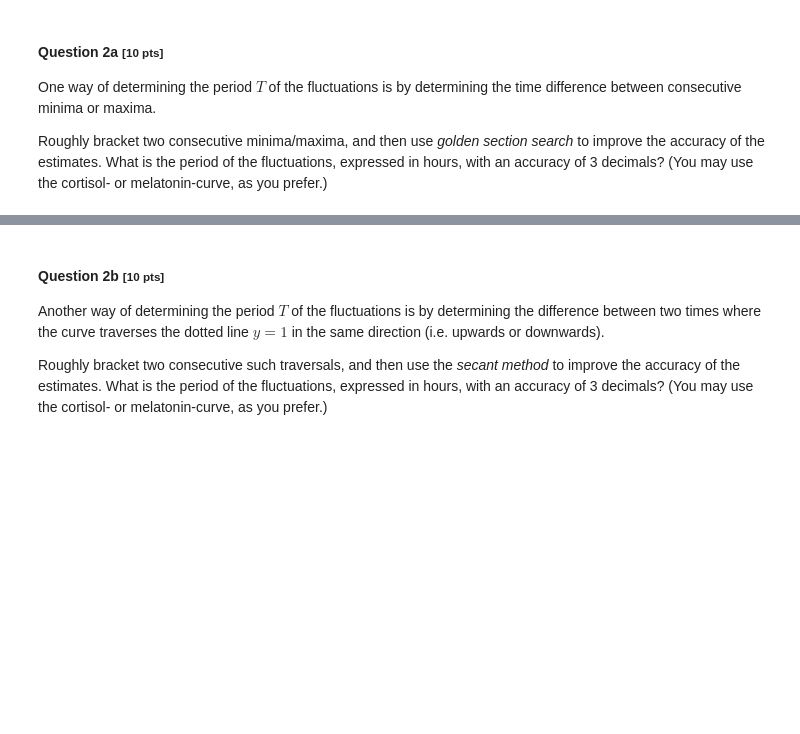
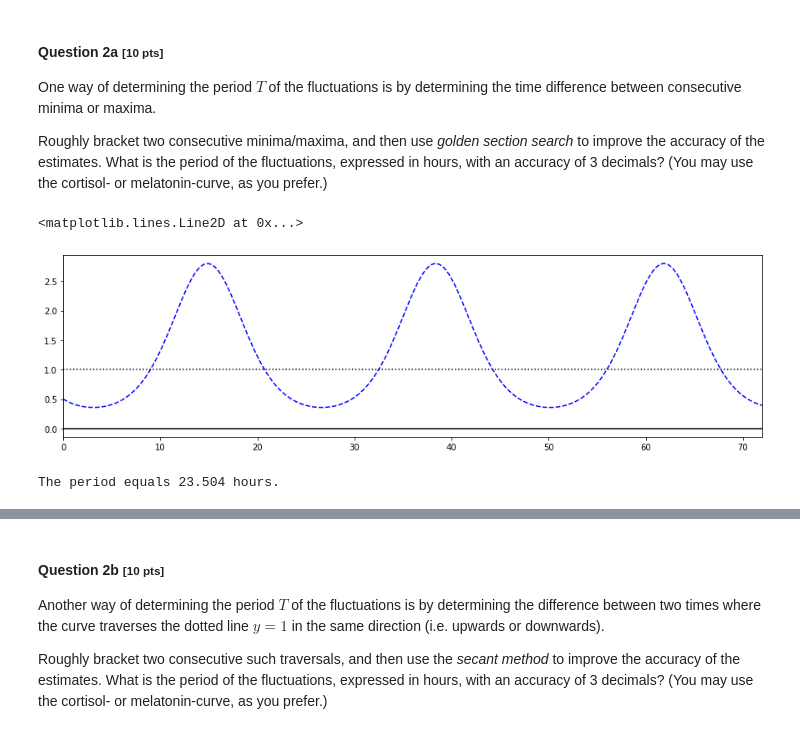
Before and after one commit to KaikaiLinHanze/DataScience, a Jupyter notebook: Numerical Analysis/exam/Test exam (2020-2021)/BFVM19DATASC2_T_DataScience2_2021_DSLS_LADR.ipynb, the cells around one changed output, grey strips where cells are left out. Saved outputs shown, nothing was run; the diff lists cells and outputs as text; code cells hidden in the pictures; blank space fills up the shorter version.

```diff
--- a/Numerical Analysis/exam/Test exam (2020-2021)/BFVM19DATASC2_T_DataScience2_2021_DSLS_LADR.ipynb
+++ b/Numerical Analysis/exam/Test exam (2020-2021)/BFVM19DATASC2_T_DataScience2_2021_DSLS_LADR.ipynb
@@ -124,7 +225,7 @@ If you did not succeed in solving the previous question, then use the alternativ
 </div>
 # %%
 def model(t):
-    return ralston(circadian, np.array([1.5, 0.5]), t, h=0.25)
+    return Ralston(circadian, np.array([1.5, 0.5]), t, h=0.25)
 
 # Only uncomment the following line if you did not succeed in solving question 1!
 # model = lambda t: np.array([np.exp(-0.5*np.sin(t/4)), np.exp(-np.cos(t/4))])
@@ -149,25 +250,25 @@ plt.show()
 One way of determining the period $T$ of the fluctuations is by determining the time difference between consecutive minima or maxima.
 
 Roughly bracket two consecutive minima/maxima, and then use *golden section search* to improve the accuracy of the estimates. What is the period of the fluctuations, expressed in hours, with an accuracy of 3 decimals? (You may use the cortisol- or melatonin-curve, as you prefer.)
+# %%
+cortisol = []
+for i in ys:
+    cortisol.append(i[1])
+cortisol = np.array(cortisol).reshape(-1,1)
+ask when should we use numerical
+ask the trap of the accuracy
+# %%
+plt.figure(figsize=(15, 4))
+plt.plot(ts,cortisol,"--b")
+plt.xlim(0, 72)
+plt.axhline(0.0, color='k'); plt.axhline(1.0, color='k', ls=':')
+# %% [output]
+<matplotlib.lines.Line2D at 0x...>
+[figure, added]
 # %%
-def minimumsearch(f, a, b, steps):
-    """lo, hi = minimumsearch(f, a, b, steps).
-    Searches the interval (a,b) in a number of steps for
-    the bounds (lo,hi) of the minima of f(x).
-    """
-    if steps < 2:
-        steps = 2
-    h = (b - a) / steps
-    lo = a
-    md = a + h
-    f_lo = f(lo)
-    f_md = f(md)
-    for step in range(2, steps + 1):
-        hi = a + h * step # md + h
-        f_hi = f(hi)
-        if f_md < f_lo and f_md < f_hi:
-            yield lo, hi
-        lo, md, f_lo, f_md = md, hi, f_md, f_hi
+from math import sqrt
+
+
 def golden_search(f, a, b, tol=...):
     """minimum = golden_search(f, a, b, tol=...).
     Finds a minimum of the function f using golden
@@ -189,11 +290,11 @@ def golden_search(f, a, b, tol=...):
             x1 = x2
             x2 = b - (b-a)*factor
     return (a + b) / 2.0
-def get_f(x,index=0):
-    return model(x)[index]
-
-xmins = []
-xhigh = []
-tol = 1e-9
-for lo, hi in minimumsearch(get_f, 4, 60, 10):
-    xmins.append(golden_search(get_f, lo, hi, tol))
+def melatonine(t):
+    return model(t)[1]
+T1 = golden_search(melatonine, 0, 10, tol=1e-5)
+T2 = golden_search(melatonine, 20, 30, tol=1e-5)
+period = T2-T1
+print(f'The period equals {period:.3f} hours.')
+# %% [output]
+The period equals 23.504 hours.
```
Also changed, not shown: parts of 13 cells of this notebook.
